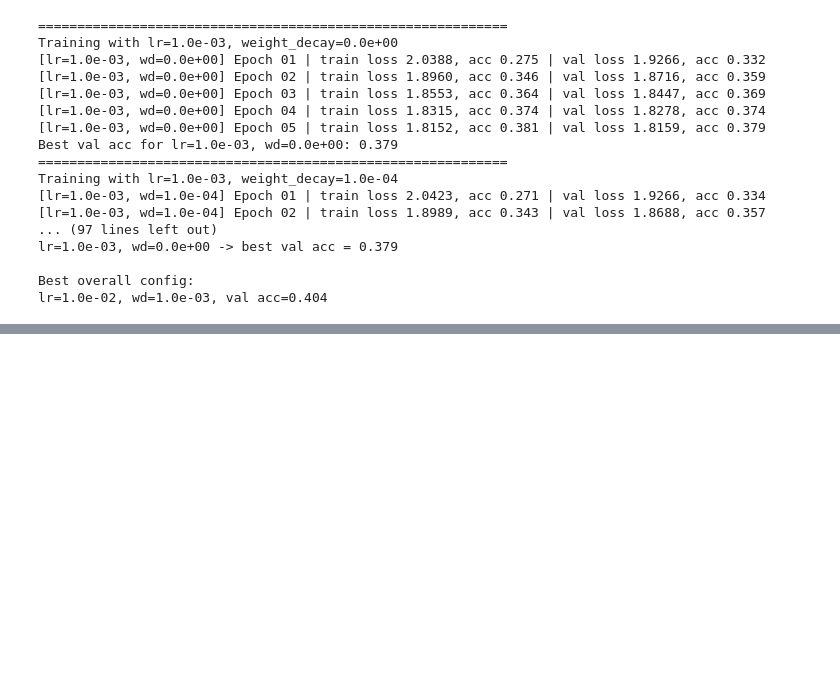
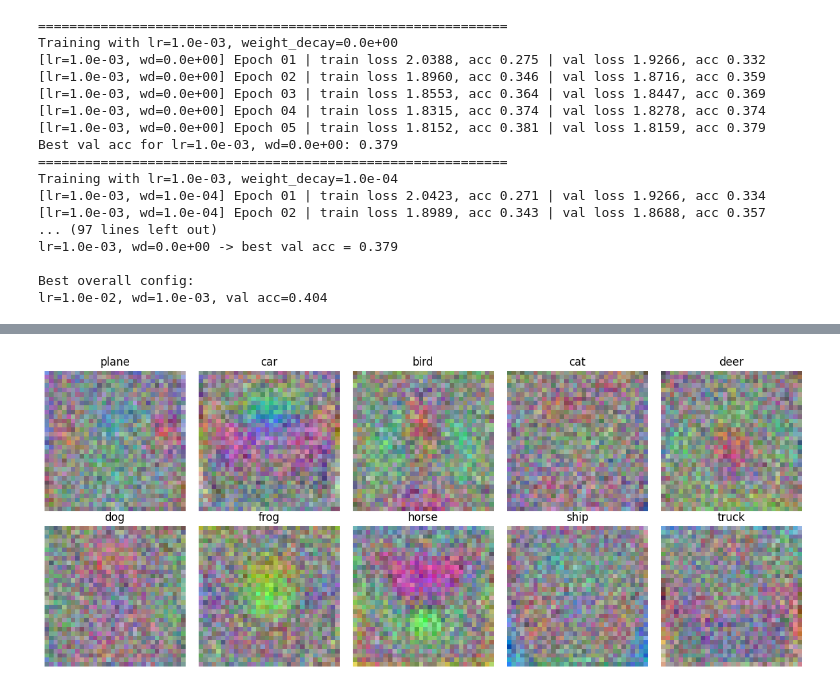
Before and after one commit to vgraman0/cs231n-deep-learning-for-computer-vision, a Jupyter notebook: code/softmax/softmax_torch.ipynb, the cells around one changed output, grey strips where cells are left out. Cells and saved outputs as stored; diff of their text form; code cells hidden in the pictures; blank space fills up the shorter version.

Commit message:
softmax layer visualization

```diff
--- a/code/softmax/softmax_torch.ipynb
+++ b/code/softmax/softmax_torch.ipynb
@@ -123,8 +126,8 @@ def train_one_epoch(model, train_loader, optimizer, loss_fn, device):
     acc = correct / total
     return avg_loss, acc
 # %%
-learning_rate = 1e-3
-reg = 1e-4
+learning_rate = 1e-2
+reg = 1e-3
 num_epochs = 10
 
 loss_fn = nn.CrossEntropyLoss()
@@ -199,7 +197,7 @@ import math
 learning_rates = [1e-3, 3e-3, 1e-2]
 weight_decays  = [0.0, 1e-4, 5e-4, 1e-3]
 
-num_epochs = 5  # keep small for tuning; bump later for the best combo
+num_epochs = 10  # keep small for tuning; bump later for the best combo
 
 results = {}
 best_overall_acc = 0.0
@@ -254,7 +252,7 @@ lr=1.0e-02, wd=1.0e-03, val acc=0.404
 best_val_acc, best_state = train_model(
     lr=1.0e-02,
     weight_decay=1.0e-03,
-    num_epochs=num_epochs,
+    num_epochs=10,
     train_loader=train_loader,
     val_loader=val_loader,
     device=DEVICE,
@@ -275,0 +279,33 @@ Test loss: 1.7445, test acc: 0.401
+# %%
+# Visualize the learned weights for each class.
+# Depending on your choice of learning rate and regularization strength, these may
+# or may not be nice to look at.
+
+# Extract weights from the model
+# PyTorch Linear layer stores weights as (out_features, in_features) = (10, 3072)
+# We transpose to get (3072, 10) to match the NumPy version format
+w = best_model.linear.weight.data.cpu().numpy().T  # (3072, 10)
+
+# Reshape to (3, 32, 32, 10) - channels first format (matching PyTorch input format)
+# Then transpose to (32, 32, 3, 10) for visualization (matching NumPy version)
+w = w.reshape(3, 32, 32, 10).transpose(1, 2, 0, 3)  # (32, 32, 3, 10)
+
+# Normalize for visualization
+w_min, w_max = np.min(w), np.max(w)
+
+classes = ['plane', 'car', 'bird', 'cat', 'deer', 'dog', 'frog', 'horse', 'ship', 'truck']
+
+plt.figure(figsize=(12, 5))
+for i in range(10):
+    plt.subplot(2, 5, i + 1)
+
+    # Rescale the weights to be between 0 and 255
+    wimg = 255.0 * (w[:, :, :, i].squeeze() - w_min) / (w_max - w_min)
+    plt.imshow(wimg.astype('uint8'))
+    plt.axis('off')
+    plt.title(classes[i])
+
+plt.tight_layout()
+plt.show()
+# %% [output]
+[figure, added]
```
Also changed, not shown: parts of 5 cells of this notebook, 5 other files.
